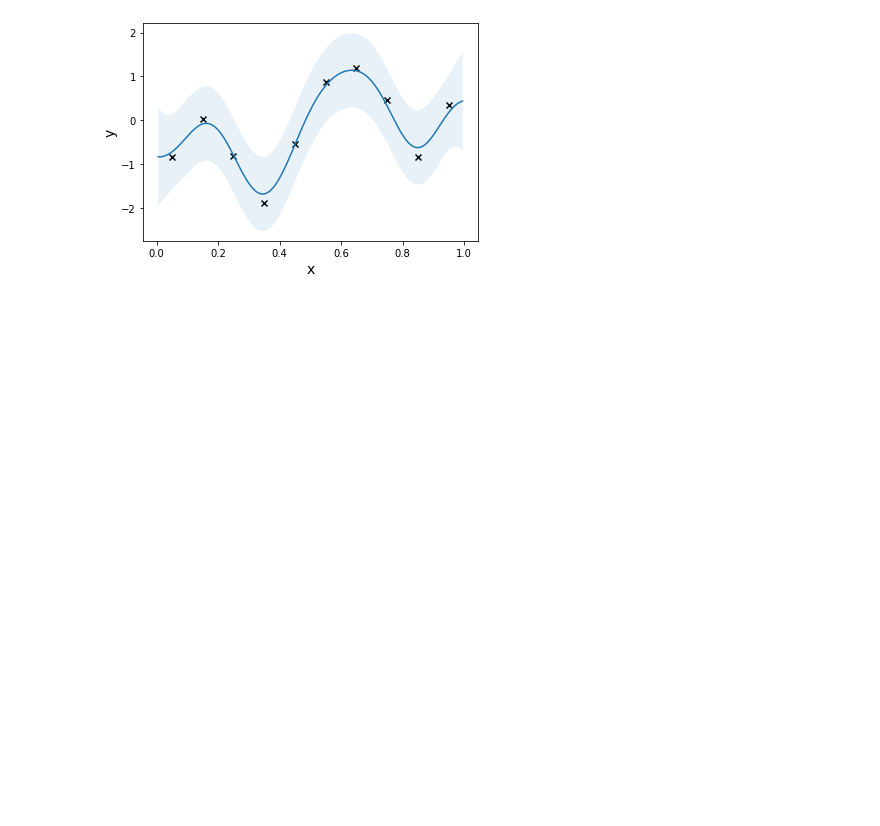
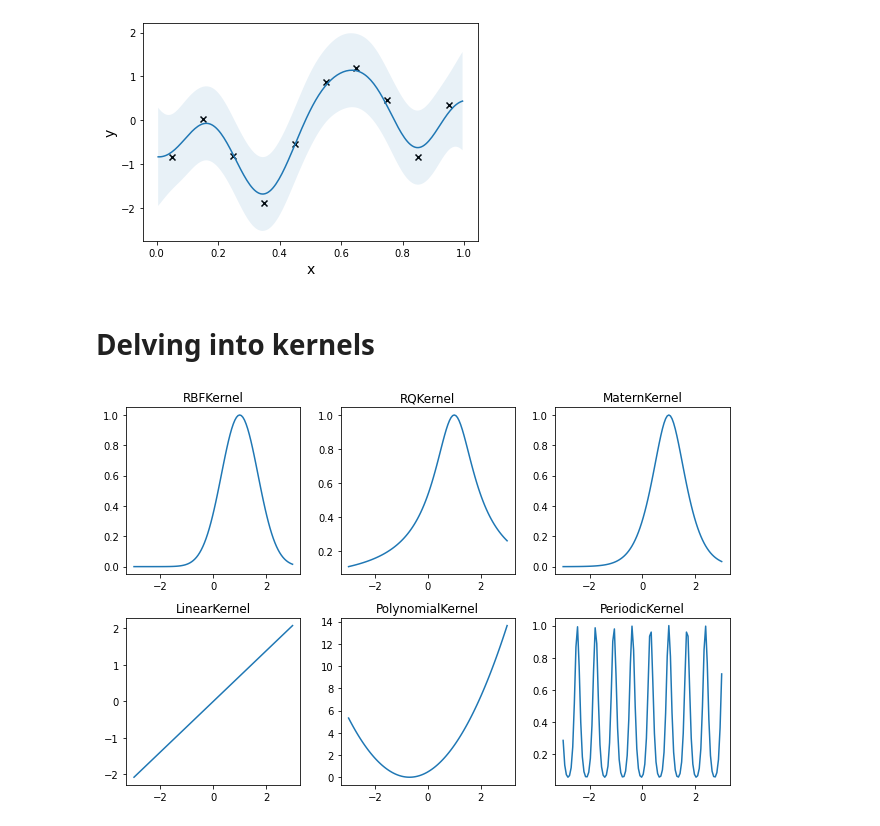
Before and after one commit to jackliu333/bayesian_optimization_theory_and_practice_with_python, a Jupyter notebook: Chapter_4.ipynb, the cells around one changed output. Cells and saved outputs as stored; diff of their text form; code cells hidden in the pictures; blank space fills up the shorter version.

```diff
--- a/Chapter_4.ipynb
+++ b/Chapter_4.ipynb
@@ -346,3 +348,21 @@ Epoch: 85, loss: 1.194, lengthscale: 0.093, noise: 0.100
 Epoch: 90, loss: 1.194, lengthscale: 0.094, noise: 0.100
 Epoch: 95, loss: 1.194, lengthscale: 0.094, noise: 0.100
 [figure]
+# %% [markdown]
+# Delving into kernels
+# %%
+covariance_functions = [gpytorch.kernels.RBFKernel(),
+                        gpytorch.kernels.RQKernel(),
+                        gpytorch.kernels.MaternKernel(nu=5/2),
+                        gpytorch.kernels.LinearKernel(power=1),
+                        gpytorch.kernels.PolynomialKernel(power=2),
+                        gpytorch.kernels.PeriodicKernel()
+                       ]
+figure, axes = plt.subplots(2, 3, figsize=(9, 6))
+axes = axes.ravel()
+for i, k in enumerate(covariance_functions):
+    plot_kernel(k, ax=axes[i])
+    axes[i].set_title(str(k).split('(')[0])
+figure.tight_layout()
+# %% [output]
+[figure, added]
```
Also changed, not shown: parts of 14 cells of this notebook.
